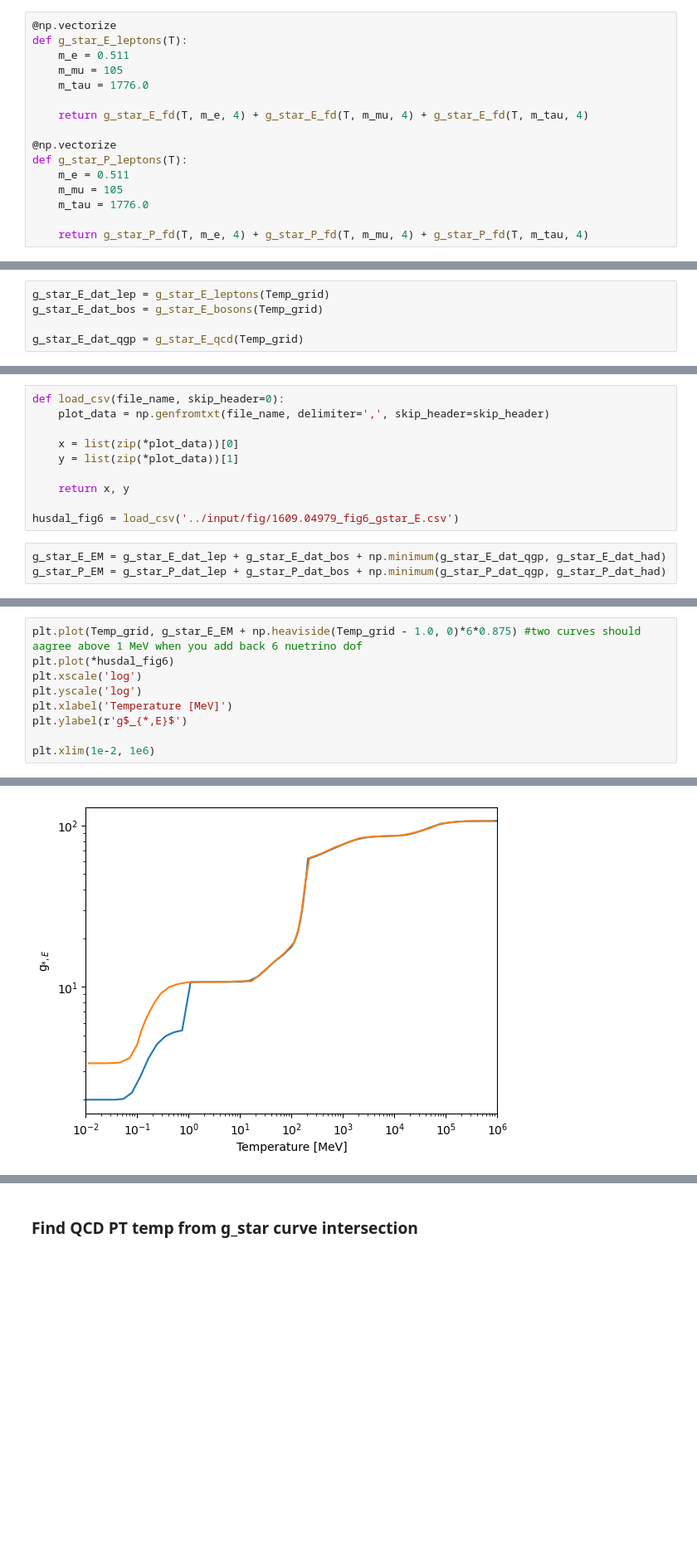
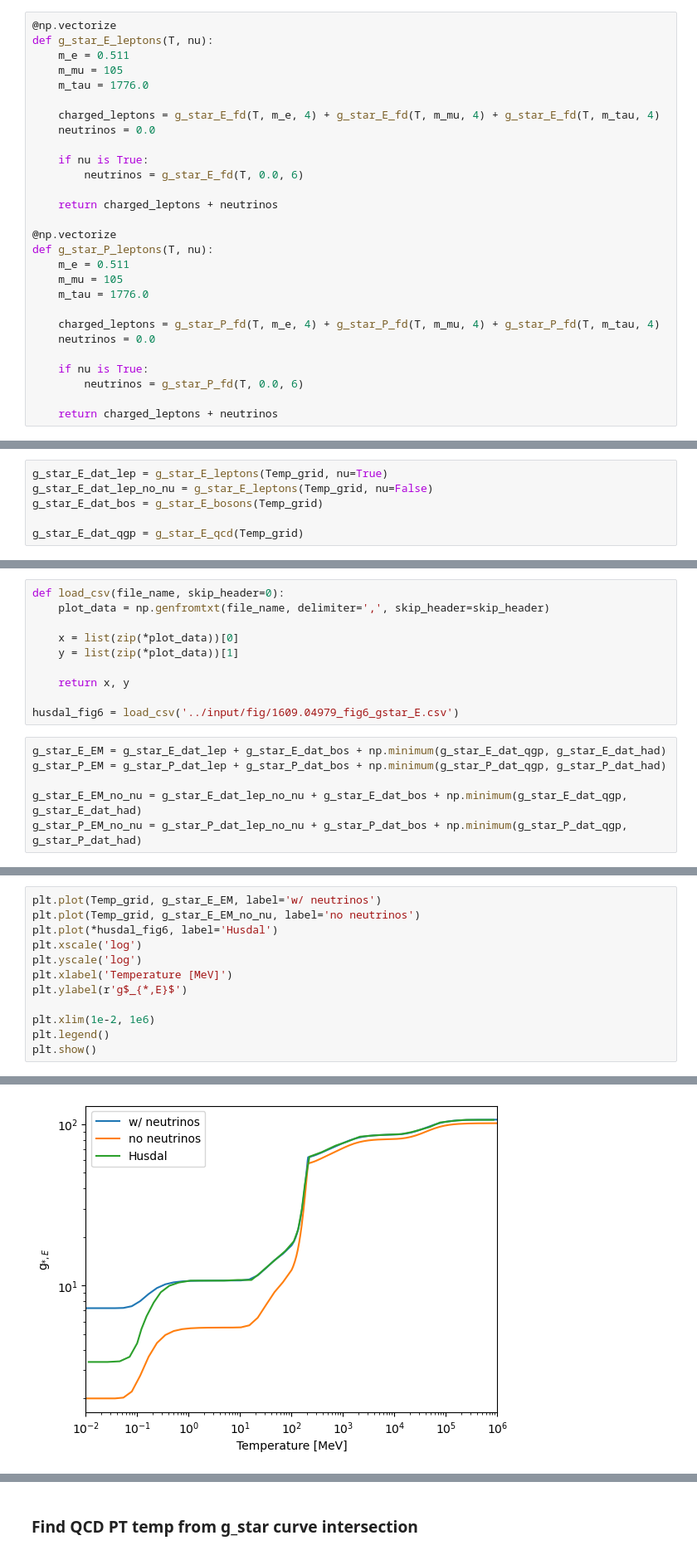
Before and after one commit to Duncan-Adams/mcp_boltzmann, a Jupyter notebook: notebooks/compute_gstar_table.ipynb, the cells around one changed output, grey strips where cells are left out. Shown: that part at 83% size. Drawn from its saved outputs; the diff is of its cells as text; blank space fills up the shorter version.

Commit message:
changes to g_star calculation and bolztmann solver

```diff
--- a/notebooks/compute_gstar_table.ipynb
+++ b/notebooks/compute_gstar_table.ipynb
@@ -15,20 +15,32 @@ from mcp_boltzmann.gstar import *
 #### Leptons
 # %%
 @np.vectorize
-def g_star_E_leptons(T):
+def g_star_E_leptons(T, nu):
     m_e = 0.511
     m_mu = 105
     m_tau = 1776.0
 
-    return g_star_E_fd(T, m_e, 4) + g_star_E_fd(T, m_mu, 4) + g_star_E_fd(T, m_tau, 4)
+    charged_leptons = g_star_E_fd(T, m_e, 4) + g_star_E_fd(T, m_mu, 4) + g_star_E_fd(T, m_tau, 4)
+    neutrinos = 0.0
+
+    if nu is True:
+        neutrinos = g_star_E_fd(T, 0.0, 6)
+
+    return charged_leptons + neutrinos
 
 @np.vectorize
-def g_star_P_leptons(T):
+def g_star_P_leptons(T, nu):
     m_e = 0.511
     m_mu = 105
     m_tau = 1776.0
 
-    return g_star_P_fd(T, m_e, 4) + g_star_P_fd(T, m_mu, 4) + g_star_P_fd(T, m_tau, 4)
+    charged_leptons = g_star_P_fd(T, m_e, 4) + g_star_P_fd(T, m_mu, 4) + g_star_P_fd(T, m_tau, 4)
+    neutrinos = 0.0
+
+    if nu is True:
+        neutrinos = g_star_P_fd(T, 0.0, 6)
+
+    return charged_leptons + neutrinos
 # %% [markdown]
 #### Bosons
 # %%
@@ -207,7 +219,8 @@ Temp_grid_high = np.geomspace(301.0, 10e6)
 
 Temp_grid = np.concatenate((Temp_grid_low, Temp_grid_QCDPT, Temp_grid_high))
 # %%
-g_star_E_dat_lep = g_star_E_leptons(Temp_grid)
+g_star_E_dat_lep = g_star_E_leptons(Temp_grid, nu=True)
+g_star_E_dat_lep_no_nu = g_star_E_leptons(Temp_grid, nu=False)
 g_star_E_dat_bos = g_star_E_bosons(Temp_grid)
 
 g_star_E_dat_qgp = g_star_E_qcd(Temp_grid)
@@ -251,6 +265,9 @@ husdal_fig6 = load_csv('../input/fig/1609.04979_fig6_gstar_E.csv')
 # %%
 g_star_E_EM = g_star_E_dat_lep + g_star_E_dat_bos + np.minimum(g_star_E_dat_qgp, g_star_E_dat_had)
 g_star_P_EM = g_star_P_dat_lep + g_star_P_dat_bos + np.minimum(g_star_P_dat_qgp, g_star_P_dat_had)
+
+g_star_E_EM_no_nu = g_star_E_dat_lep_no_nu + g_star_E_dat_bos + np.minimum(g_star_E_dat_qgp, g_star_E_dat_had)
+g_star_P_EM_no_nu = g_star_P_dat_lep_no_nu + g_star_P_dat_bos + np.minimum(g_star_P_dat_qgp, g_star_P_dat_had)
 # %%
 np.savez_compressed('../input/g_star.npz',
                     Temp_grid=Temp_grid,
@@ -260,10 +283,13 @@ np.savez_compressed('../input/g_star.npz',
 # %%
-plt.plot(Temp_grid, g_star_E_EM + np.heaviside(Temp_grid - 1.0, 0)*6*0.875) #two curves should aagree above 1 MeV when you add back 6 nuetrino dof
-plt.plot(*husdal_fig6)
+plt.plot(Temp_grid, g_star_E_EM, label='w/ neutrinos')
+plt.plot(Temp_grid, g_star_E_EM_no_nu, label='no neutrinos')
+plt.plot(*husdal_fig6, label='Husdal')
 plt.xscale('log')
 plt.yscale('log')
 plt.xlabel('Temperature [MeV]')
 plt.ylabel(r'g$_{*,E}$')
 
 plt.xlim(1e-2, 1e6)
+plt.legend()
+plt.show()
 # %% [output]
@@ -271,4 +296,4 @@ plt.xlim(1e-2, 1e6)
-[figure, old version]
+[figure, new version]
 # %%
 plt.plot(Temp_grid, g_star_E_dat_qgp, label='QGP')
 plt.plot(Temp_grid, g_star_E_dat_had, label='Hadron Gas Model')
```
Also changed, not shown: parts of 8 cells of this notebook, 9 other files.
